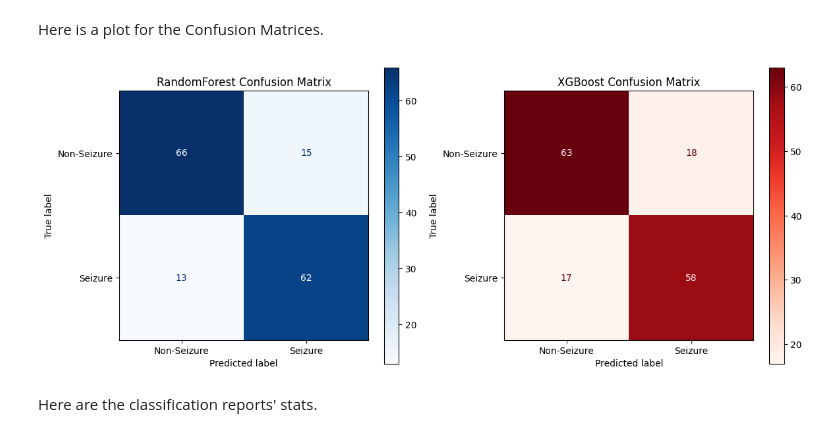
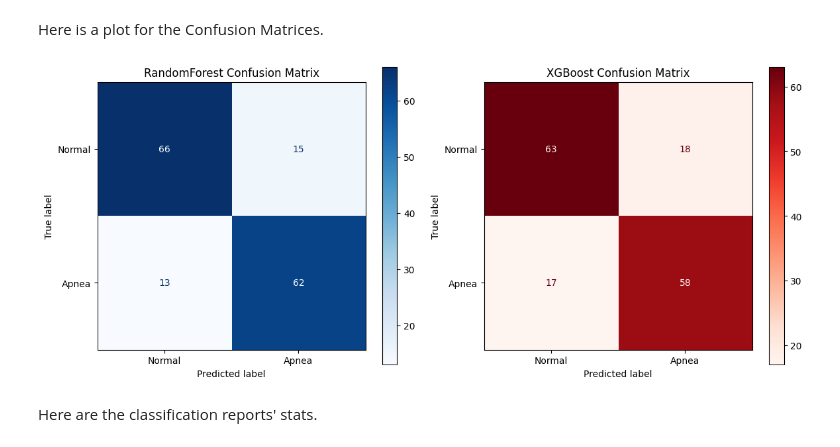
Before and after one commit to tinoseppala/notebooks, a Jupyter notebook: Sleep Apnea Detection/sleep_apnea_detection.ipynb, the cells around one changed output. Drawn from its saved outputs; the diff is of its cells as text; code cells hidden in the pictures.

Commit message:
fix plot labels

```diff
--- a/Sleep Apnea Detection/sleep_apnea_detection.ipynb
+++ b/Sleep Apnea Detection/sleep_apnea_detection.ipynb
@@ -273,16 +272,16 @@ xgb_confusion = confusion_matrix(y_test, y_pred_xgb)
 Here is a plot for the Confusion Matrices.
 # %%
 fig, axs = plt.subplots(1, 2, figsize=(12, 5))
-ConfusionMatrixDisplay(forest_confusion, display_labels=['Non-Seizure', 'Seizure']).plot(ax=axs[0], cmap='Blues')
+ConfusionMatrixDisplay(forest_confusion, display_labels=['Normal', 'Apnea']).plot(ax=axs[0], cmap='Blues')
 axs[0].set_title('RandomForest Confusion Matrix')
 
-ConfusionMatrixDisplay(xgb_confusion, display_labels=['Non-Seizure', 'Seizure']).plot(ax=axs[1], cmap='Reds')
+ConfusionMatrixDisplay(xgb_confusion, display_labels=['Normal', 'Apnea']).plot(ax=axs[1], cmap='Reds')
 axs[1].set_title('XGBoost Confusion Matrix')
 
 plt.tight_layout()
 plt.show()
 # %% [output]
-[figure, old version]
+[figure, new version]
 # %% [markdown]
 Here are the classification reports' stats.
 # %%
```
Also changed, not shown: parts of 2 cells of this notebook.
